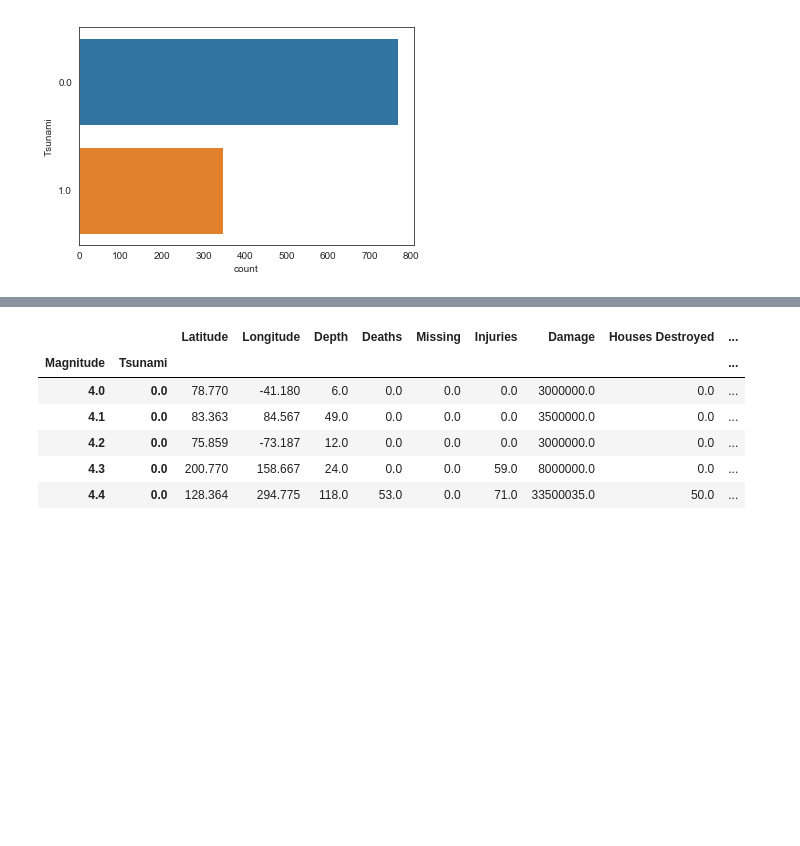
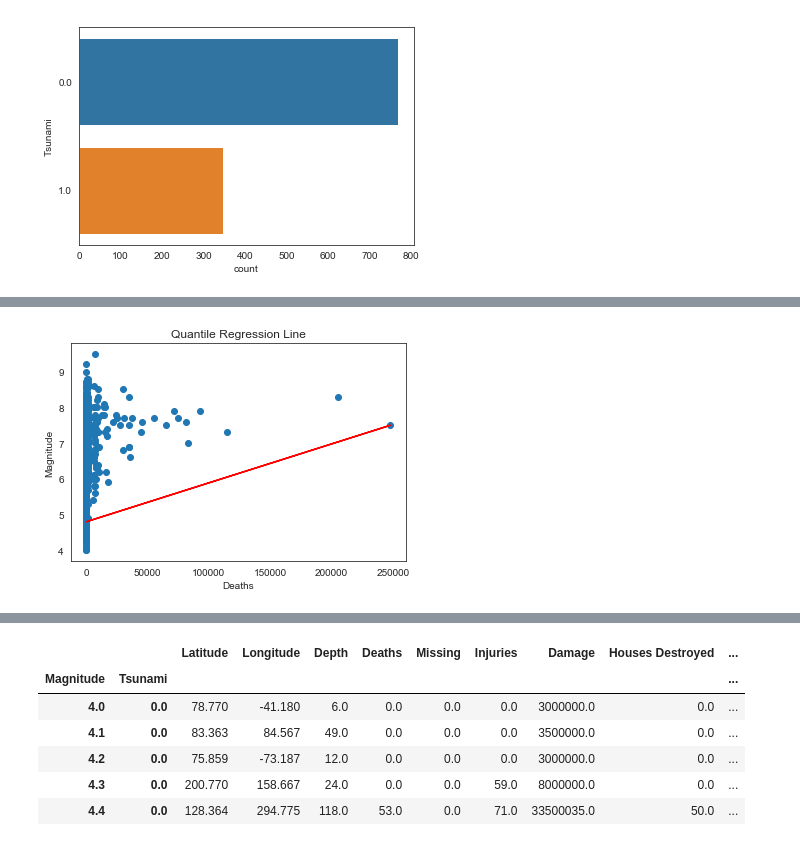
Before and after one commit to labs13-quake-viewer/ds-notebooks, a Jupyter notebook: Plots.ipynb, the cells around one changed output, grey strips where cells are left out. Cells and saved outputs as stored; diff of their text form; code cells hidden in the pictures; blank space fills up the shorter version.

```diff
--- a/Plots.ipynb
+++ b/Plots.ipynb
@@ -104,3 +165,23 @@ magnitude = copy_of_damage.groupby('Magnitude').sum()
+# %%
+deaths = damage[['Magnitude', 'Deaths']]
+quant_formula = 'Magnitude ~ ' + ' + '.join(deaths.drop('Magnitude', axis='columns').columns)
+
+quant_mod = smf.quantreg(quant_formula, data=deaths)
+quant_reg = quant_mod.fit(q=.0566)
+
+x = deaths['Deaths']
+y = deaths['Magnitude']
+y_pred = quant_reg.predict(x)
+
+plt.scatter(x,y)
+plt.plot(x, y_pred, color = 'red')
+plt.xlabel('Deaths')
+plt.ylabel('Magnitude')
+plt.title('Quantile Regression Line')
+
+plt.show()
+# %% [output]
+[figure, added]
 # %%
 with_tsu = magnitude[magnitude.Tsunami == 1]
 # with_tsu.to_csv('with_tsu.csv', index=False)
```
Also changed, not shown: parts of 11 cells of this notebook.
